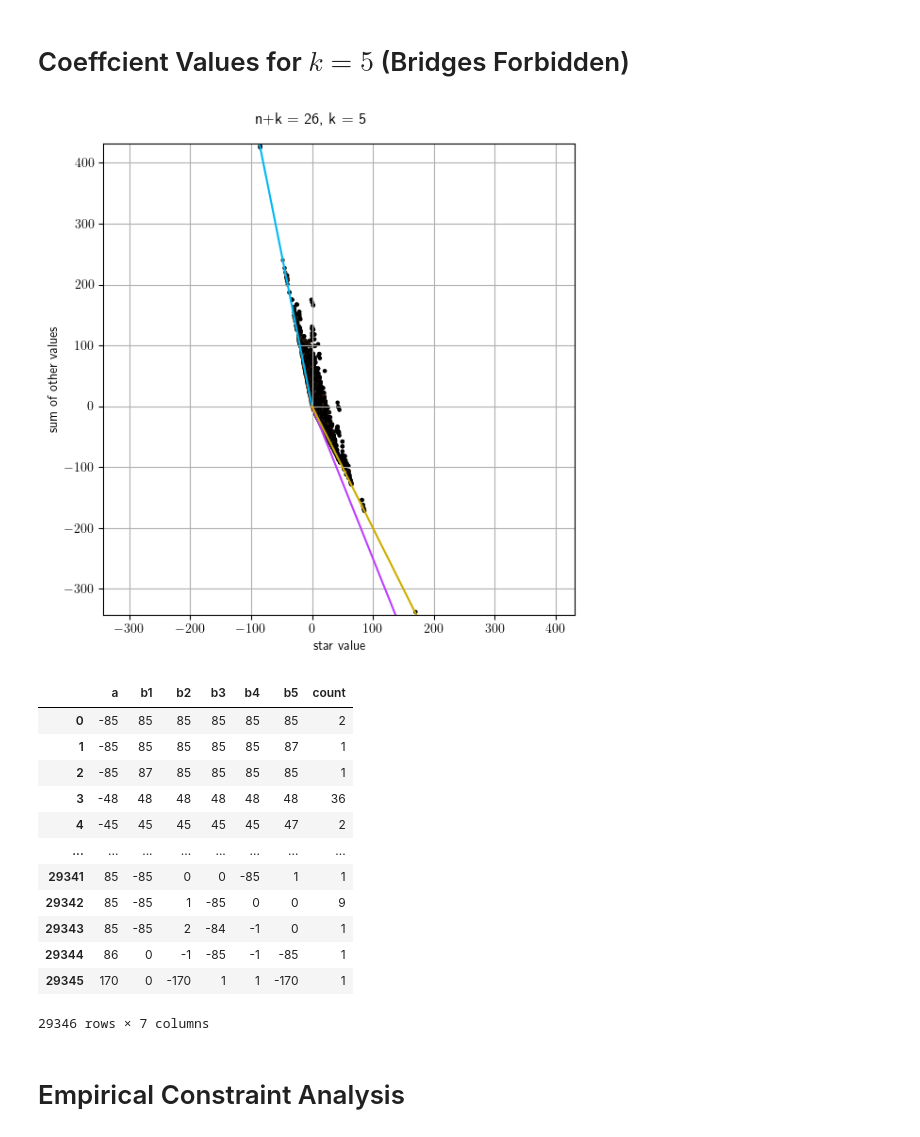
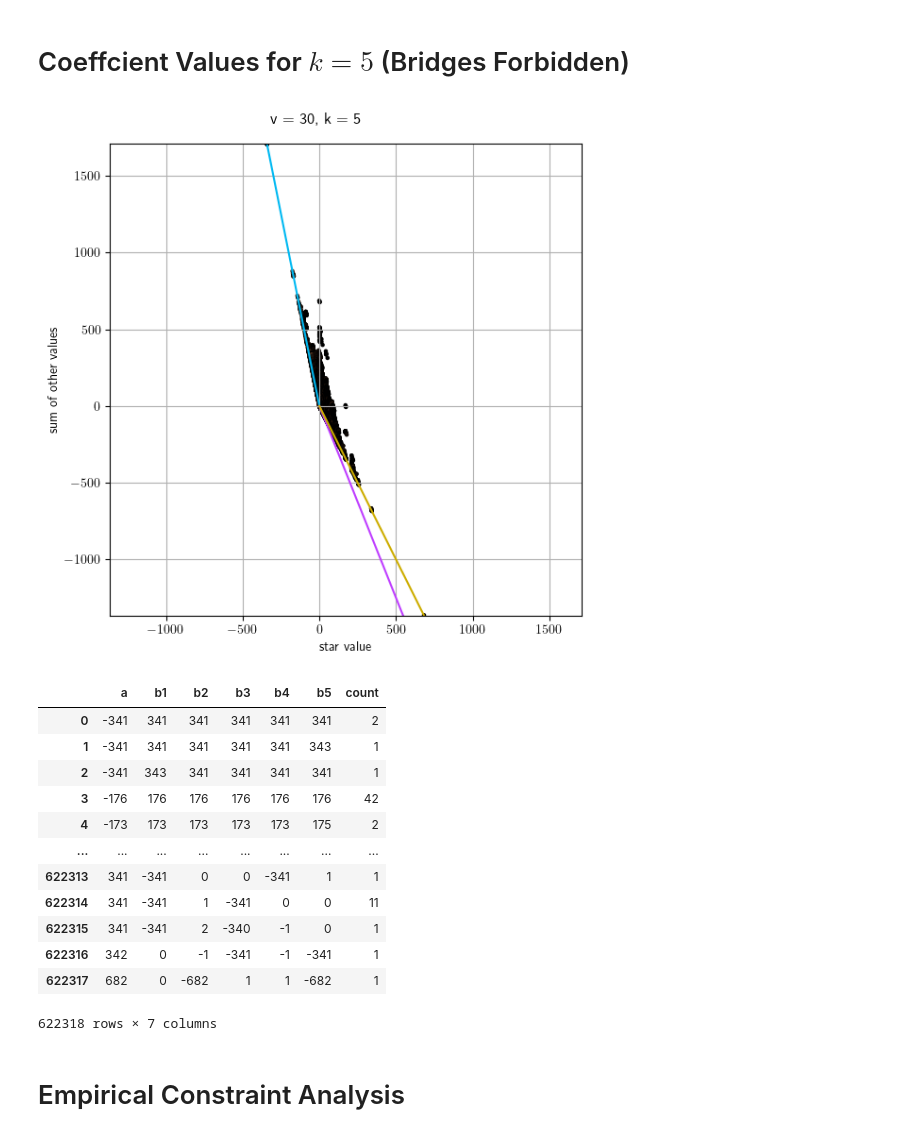
Before and after one commit to davidmisiak/flow-polynomials, a Jupyter notebook: analysis.ipynb, the cells around one changed output. Cells and saved outputs as stored; diff of their text form; code cells hidden in the pictures.

```diff
--- a/analysis.ipynb
+++ b/analysis.ipynb
@@ -432,7 +432,7 @@ def plot_k5(df, v, name):
         assert (expr >= 0).all()
 
     fig = plt.figure(figsize=(6, 6))
-    fig.suptitle(f'n+k = {v}, k = 5')
+    fig.suptitle(f'v = {v}, k = 5')
 
     xs, ys = a, b1 + b2 + b3 + b4 + b5
     ax = fig.add_subplot(111)
@@ -445,9 +445,9 @@ def plot_k5(df, v, name):
     ax.set_aspect('equal')
     ax.scatter(xs, ys, c=df_agg['count'], cmap='copper', norm=mpl.colors.LogNorm(), s=5)
 
-    ax.plot([0, -1000], [0, 5000], color=CYAN)
-    ax.plot([0, 1000], [0, -2500], color=MAGENTA)
-    ax.plot([0, 1000], [0, -2000], color=YELLOW)
+    ax.plot([0, -100000], [0, 500000], color=CYAN)
+    ax.plot([0, 100000], [0, -250000], color=MAGENTA)
+    ax.plot([0, 100000], [0, -200000], color=YELLOW)
 
     plt.grid()
     plt.tight_layout()
@@ -457,7 +457,7 @@ def plot_k5(df, v, name):
     fig = plt.figure(figsize=(5, 5))
     xs, ys = a, b1 + b2 + b3 + b4 + b5
     ax = fig.add_subplot(111)
-    ax.set_title(f'$n+k = {v}$, $k = 5$')
+    ax.set_title(f'$v = {v}$, $k = 5$')
     ax.set_xlabel('$a$')
     ax.set_ylabel('$b_1+b_2+b_3+b_4+b_5$')
     min_ = min(xs.min(), ys.min())-5
@@ -465,12 +465,12 @@ def plot_k5(df, v, name):
     ax.set_xlim(min_, max_)
     ax.set_ylim(min_, max_)
     ax.set_aspect('equal')
-    ax.scatter(xs, ys,c='k', s=3)
-    ax.plot([0, -1000], [0, 5000], color=CYAN)
-    ax.plot([0, 1000], [0, -2500], color=MAGENTA)
-    ax.plot([0, 1000], [0, -2000], color=YELLOW)
+    ax.scatter(xs, ys,c='k', s=2)
+    ax.plot([0, -100000], [0, 500000], color=CYAN)
+    ax.plot([0, 100000], [0, -250000], color=MAGENTA)
+    ax.plot([0, 100000], [0, -200000], color=YELLOW)
     plt.grid()
-    plt.savefig(f'generated-plots/coef-scatter-{name}.pdf', bbox_inches='tight', dpi=600)
+    plt.savefig(f'generated-plots/coef-scatter-{name}.png', bbox_inches='tight', dpi=1200)
     plt.close()
 
     return df_agg
@@ -496,22 +496,22 @@ plot_k5(df_k5_c2m2dP5, 26, 'c2m2dP5')
 # %% [markdown]
 # Coeffcient Values for $k=5$ (Bridges Forbidden)
 # %%
-plot_k5(df_k5_dP5, 26, 'dP5')
+plot_k5(df_k5_dP5, 30, 'dP5')
 # %% [output]
-[figure, old version]
+[figure, new version]
 |  | a | b1 | b2 | b3 | b4 | b5 | count |
-| 0 | -85 | 85 | 85 | 85 | 85 | 85 | 2 |
-| 1 | -85 | 85 | 85 | 85 | 85 | 87 | 1 |
-| 2 | -85 | 87 | 85 | 85 | 85 | 85 | 1 |
-| 3 | -48 | 48 | 48 | 48 | 48 | 48 | 36 |
-| 4 | -45 | 45 | 45 | 45 | 45 | 47 | 2 |
+| 0 | -341 | 341 | 341 | 341 | 341 | 341 | 2 |
+| 1 | -341 | 341 | 341 | 341 | 341 | 343 | 1 |
+| 2 | -341 | 343 | 341 | 341 | 341 | 341 | 1 |
+| 3 | -176 | 176 | 176 | 176 | 176 | 176 | 42 |
+| 4 | -173 | 173 | 173 | 173 | 173 | 175 | 2 |
 | ... | ... | ... | ... | ... | ... | ... | ... |
-| 29341 | 85 | -85 | 0 | 0 | -85 | 1 | 1 |
-| 29342 | 85 | -85 | 1 | -85 | 0 | 0 | 9 |
-| 29343 | 85 | -85 | 2 | -84 | -1 | 0 | 1 |
-| 29344 | 86 | 0 | -1 | -85 | -1 | -85 | 1 |
-| 29345 | 170 | 0 | -170 | 1 | 1 | -170 | 1 |
+| 622313 | 341 | -341 | 0 | 0 | -341 | 1 | 1 |
+| 622314 | 341 | -341 | 1 | -341 | 0 | 0 | 11 |
+| 622315 | 341 | -341 | 2 | -340 | -1 | 0 | 1 |
+| 622316 | 342 | 0 | -1 | -341 | -1 | -341 | 1 |
+| 622317 | 682 | 0 | -682 | 1 | 1 | -682 | 1 |
-29346 rows × 7 columns
+622318 rows × 7 columns
 # %% [markdown]
 # Empirical Constraint Analysis
 # %%
```
Also changed, not shown: parts of 5 cells of this notebook, 1 other file.
